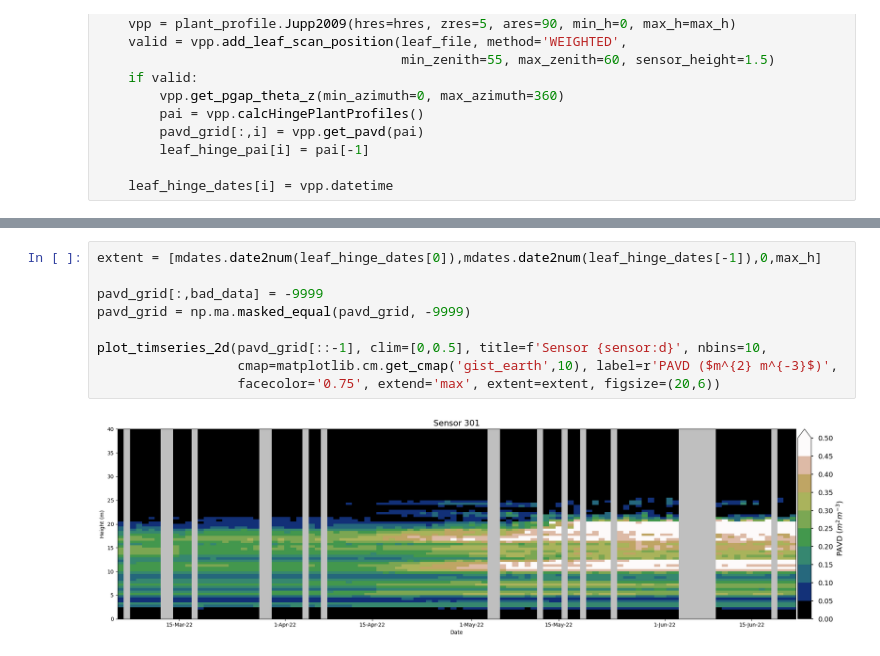
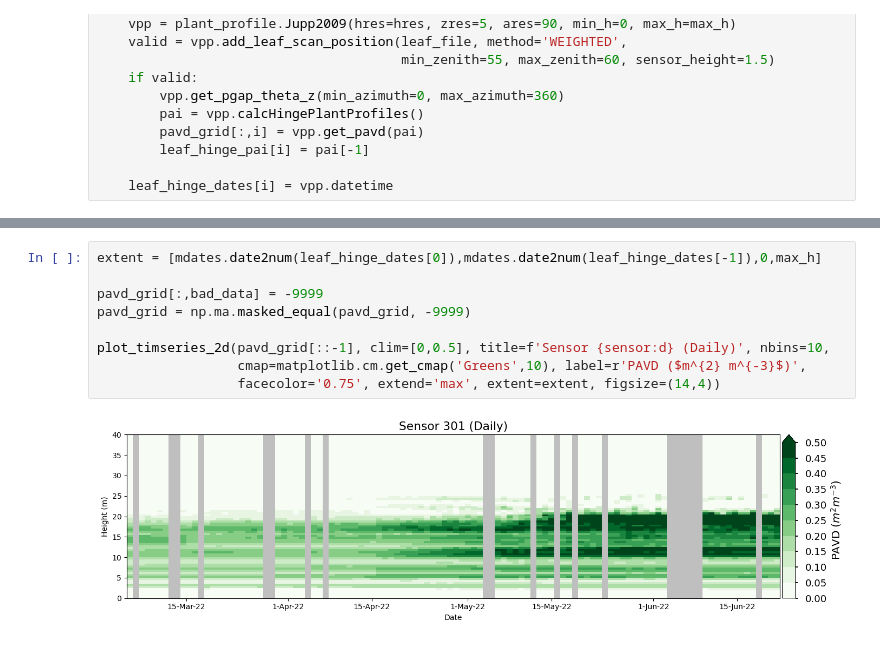
Before and after one commit to armstonj/pylidar-tls-canopy, a Jupyter notebook: notebooks/03_leaf_example.ipynb, the cells around one changed output, grey strips where cells are left out. Cells and saved outputs as stored; diff of their text form.

```diff
--- a/notebooks/03_leaf_example.ipynb
+++ b/notebooks/03_leaf_example.ipynb
@@ -280,11 +271,11 @@ plot_timseries_1d(leaf_hinge_dates, leaf_hinge_pai, ~bad_data, fitted=leaf_hinge
 # %%
 extent = [mdates.date2num(leaf_hinge_dates[0]),mdates.date2num(leaf_hinge_dates[-1]),0,max_h]
 
 pavd_grid[:,bad_data] = -9999
 pavd_grid = np.ma.masked_equal(pavd_grid, -9999)
 
-plot_timseries_2d(pavd_grid[::-1], clim=[0,0.5], title=f'Sensor {sensor:d}', nbins=10,
-                  cmap=matplotlib.cm.get_cmap('gist_earth',10), label=r'PAVD ($m^{2} m^{-3}$)',
-                  facecolor='0.75', extend='max', extent=extent, figsize=(20,6))
+plot_timseries_2d(pavd_grid[::-1], clim=[0,0.5], title=f'Sensor {sensor:d} (Daily)', nbins=10,
+                  cmap=matplotlib.cm.get_cmap('Greens',10), label=r'PAVD ($m^{2} m^{-3}$)',
+                  facecolor='0.75', extend='max', extent=extent, figsize=(14,4))
 # %% [output]
-[figure, old version]
+[figure, new version]
```
Also changed, not shown: parts of 7 cells of this notebook.
